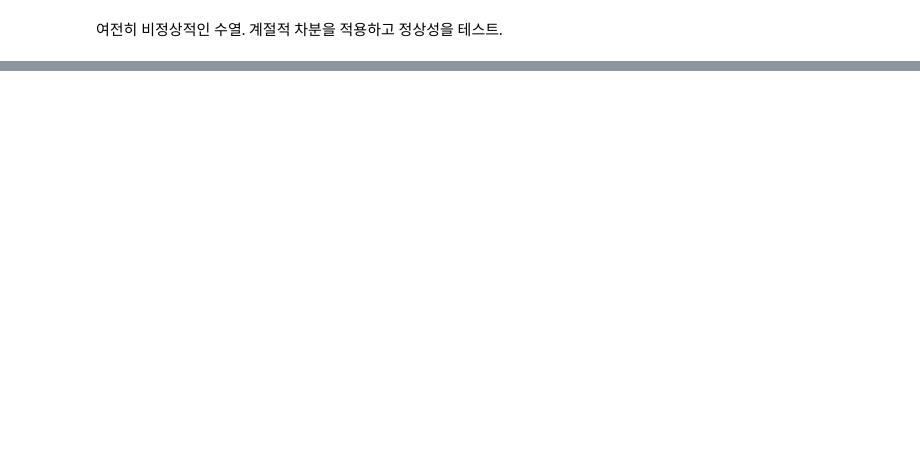
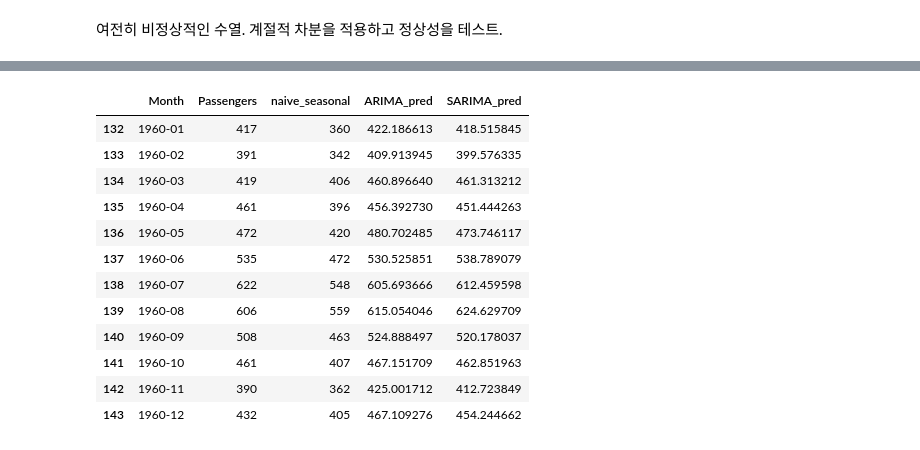
Before and after one commit to mskcho00/TimeSeries-Self-Practice, a Jupyter notebook: 8_SARIMA.ipynb, the cells around one changed output, grey strips where cells are left out. Drawn from its saved outputs; the diff is of its cells as text; code cells hidden in the pictures; blank space fills up the shorter version.

```diff
--- a/8_SARIMA.ipynb
+++ b/8_SARIMA.ipynb
@@ -472,0 +474,16 @@ p-val: 3.823046856143681e-30
+# %%
+ps = range(0,4,1)
+qs = range(0,4,1)
+Ps = range(0,4,1)
+Qs = range(0,4,1)
+
+SARIMA_order_list = list(product(ps, qs, Ps, Qs))
+
+train = df['Passengers'][:-12] #훈련 집합은 테스트 집합의 마지막 12개의 데이터를 제외한 나머지
+
+d = 1
+D = 1
+s = 12
+
+SARIMA_result_df = optimize_SARIMA(train, SARIMA_order_list, d, D, s)
+SARIMA_result_df
@@ -472,0 +601,16 @@ p-val: 3.823046856143681e-30
+# %%
+test
+# %% [output]
+|  | Month | Passengers | naive_seasonal | ARIMA_pred | SARIMA_pred |
+| 132 | 1960-01 | 417 | 360 | 422.186613 | 418.515845 |
+| 133 | 1960-02 | 391 | 342 | 409.913945 | 399.576335 |
+| 134 | 1960-03 | 419 | 406 | 460.896640 | 461.313212 |
+| 135 | 1960-04 | 461 | 396 | 456.392730 | 451.444263 |
+| 136 | 1960-05 | 472 | 420 | 480.702485 | 473.746117 |
+| 137 | 1960-06 | 535 | 472 | 530.525851 | 538.789079 |
+| 138 | 1960-07 | 622 | 548 | 605.693666 | 612.459598 |
+| 139 | 1960-08 | 606 | 559 | 615.054046 | 624.629709 |
+| 140 | 1960-09 | 508 | 463 | 524.888497 | 520.178037 |
+| 141 | 1960-10 | 461 | 407 | 467.151709 | 462.851963 |
+| 142 | 1960-11 | 390 | 362 | 425.001712 | 412.723849 |
+| 143 | 1960-12 | 432 | 405 | 467.109276 | 454.244662 |
```
Also changed, not shown: parts of 23 cells of this notebook.
